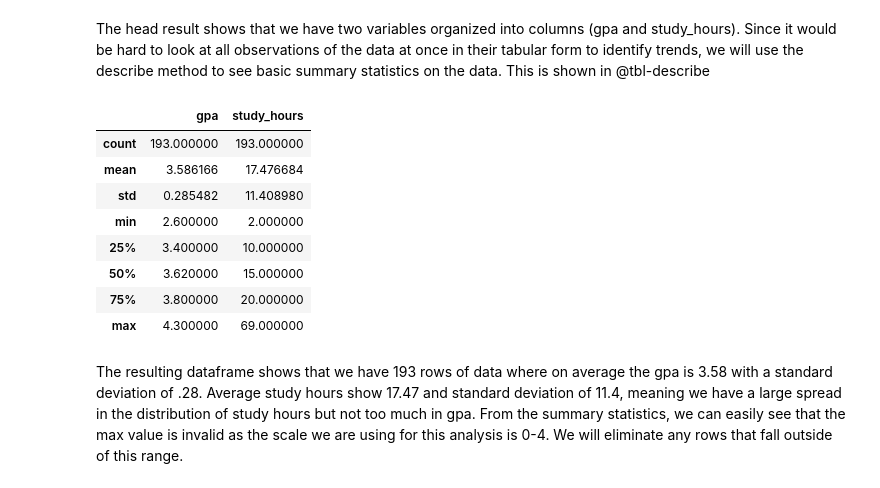
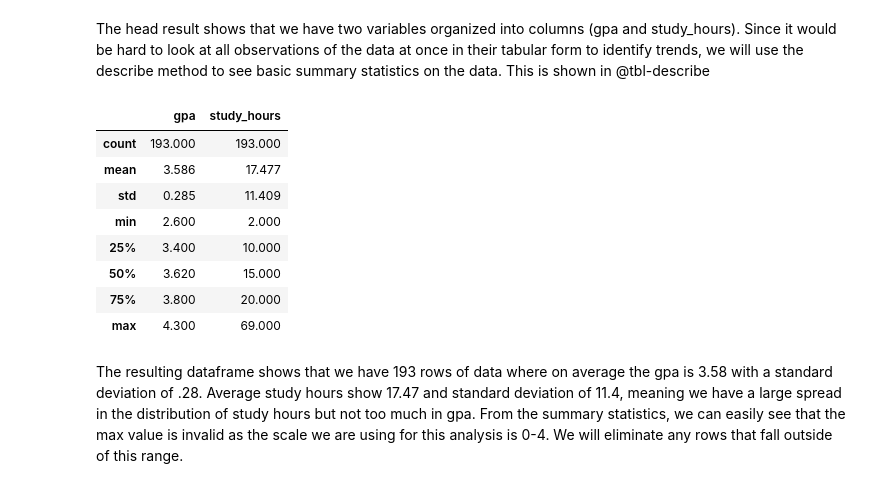
Before and after one commit to thebayesianbandit/book, a Jupyter notebook: gpa_analysis.ipynb, the cells around one changed output. Cells and saved outputs as stored; diff of their text form; code cells hidden in the pictures.

```diff
--- a/gpa_analysis.ipynb
+++ b/gpa_analysis.ipynb
@@ -59,21 +59,20 @@ df.head()
 # %% [markdown]
 The head result shows that we have two variables organized into columns (gpa and study_hours). Since it would be hard to look at all observations of the data at once in their tabular form to identify trends, we will use the describe method to see basic summary statistics on the data. This is shown in @tbl-describe
-# %%
-#| label: tbl-describe
-#| tbl-cap: Descriptive summary statistics
-
-#Describe dataset
-df.describe()
-# %% [output]
-|  | gpa | study_hours |
-| count | 193.000000 | 193.000000 |
-| mean | 3.586166 | 17.476684 |
-| std | 0.285482 | 11.408980 |
-| min | 2.600000 | 2.000000 |
-| 25% | 3.400000 | 10.000000 |
-| 50% | 3.620000 | 15.000000 |
-| 75% | 3.800000 | 20.000000 |
-| max | 4.300000 | 69.000000 |
+# %%
+#| label: tbl-describe
+#| tbl-cap: Descriptive Summary Statistics
+
+df.describe().style.format(precision=3)
+# %% [output]
+|  | gpa | study_hours |
+| count | 193.000 | 193.000 |
+| mean | 3.586 | 17.477 |
+| std | 0.285 | 11.409 |
+| min | 2.600 | 2.000 |
+| 25% | 3.400 | 10.000 |
+| 50% | 3.620 | 15.000 |
+| 75% | 3.800 | 20.000 |
+| max | 4.300 | 69.000 |
 # %% [markdown]
 The resulting dataframe shows that we have 193 rows of data where on average the gpa is 3.58 with a standard deviation of .28. Average study hours show 17.47 and standard deviation of 11.4, meaning we have a large spread in the distribution of study hours but not too much in gpa. From the summary statistics, we can easily see that the max value is invalid as the scale we are using for this analysis is 0-4. We will eliminate any rows that fall outside of this range.
 # %% [markdown]
```
Also changed, not shown: parts of 13 cells of this notebook, 3 other files.
